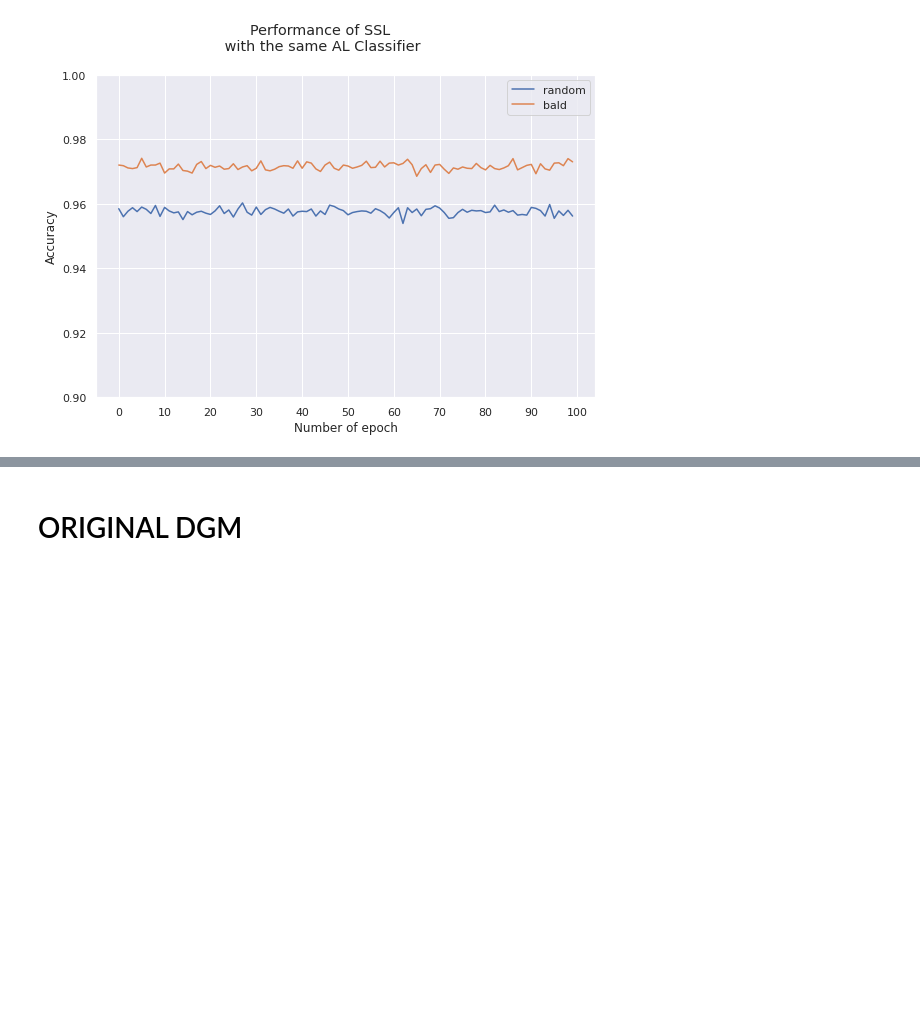
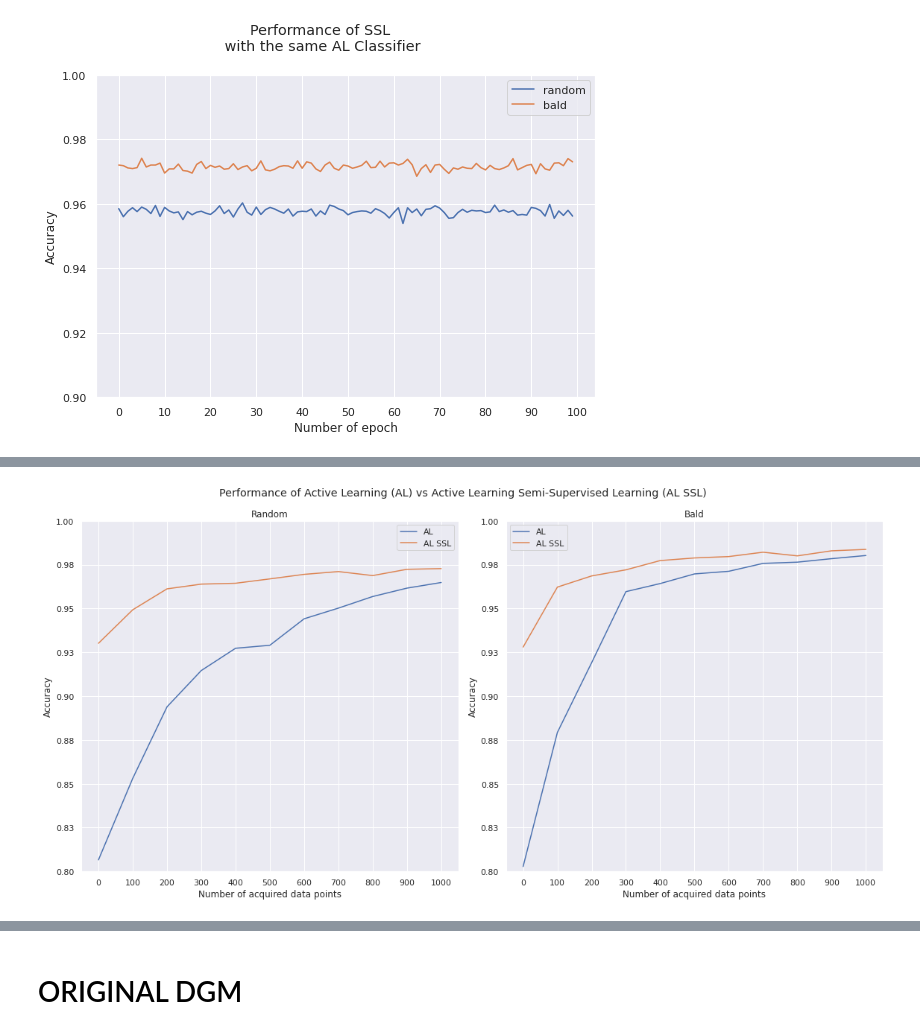
Before and after one commit to milexjaro/semi-supervised-active-learning-pytorch, a Jupyter notebook: Semi-Supervised Active Learning.ipynb, the cells around one changed output, grey strips where cells are left out. Cells and saved outputs as stored; diff of their text form; code cells hidden in the pictures; blank space fills up the shorter version.

```diff
--- a/Semi-Supervised Active Learning.ipynb
+++ b/Semi-Supervised Active Learning.ipynb
@@ -522,0 +718,3 @@ plt.tight_layout()
+# %%
+SSL_perf_df = pd.read_csv('./saved_data/SSL_progressive_performance_100.csv')
+AL_perf_df = pd.read_csv('./saved_data/active_learning_performance_histories_100_base.csv').loc[range(0,101, 10)]
@@ -522,0 +781,43 @@ plt.tight_layout()
+# %%
+# Plot the SSL-AL Performance
+# Plot
+sns.set()
+
+
+fig, (ax0, ax1) = plt.subplots(nrows=1, ncols=2, sharex=True,
+                                    figsize=(16, 8))
+
+# Set y axis format
+ax0.yaxis.set_major_formatter(FormatStrFormatter('%.2f'))
+# Major ticks every 20, minor ticks every 5
+major_ticks = np.arange(0, 1001,100)
+ax0.set_xticks(major_ticks)
+
+x_ticks = np.arange(0, 1001,100)
+ax0.plot(x_ticks, AL_perf_df['random'], label = 'AL')
+ax0.plot(x_ticks, SSL_perf_df['random'], label = 'AL SSL')
+ax0.set_title('Random')
+ax0.set_ylim([0.8,1])
+ax0.set_ylabel("Accuracy")
+ax0.set_xlabel("Number of acquired data points")
+ax0.legend()
+
+# Set y axis format
+ax1.yaxis.set_major_formatter(FormatStrFormatter('%.2f'))
+# Major ticks every 20, minor ticks every 5
+major_ticks = np.arange(0, 1001,100)
+ax1.set_xticks(major_ticks)
+
+x_ticks = np.arange(0, 1001,100)
+ax1.plot(x_ticks, AL_perf_df['bald'], label = 'AL')
+ax1.plot(x_ticks, SSL_perf_df['bald'], label = 'AL SSL')
+ax1.set_title('Bald')
+ax1.set_ylim([0.8,1])
+ax1.set_ylabel("Accuracy")
+ax1.set_xlabel("Number of acquired data points")
+ax1.legend()
+
+fig.suptitle("Performance of Active Learning (AL) vs Active Learning Semi-Supervised Learning (AL SSL)")
+plt.tight_layout()
+# %% [output]
+[figure, added]
```
Also changed, not shown: parts of 29 cells of this notebook, 1 other file.
